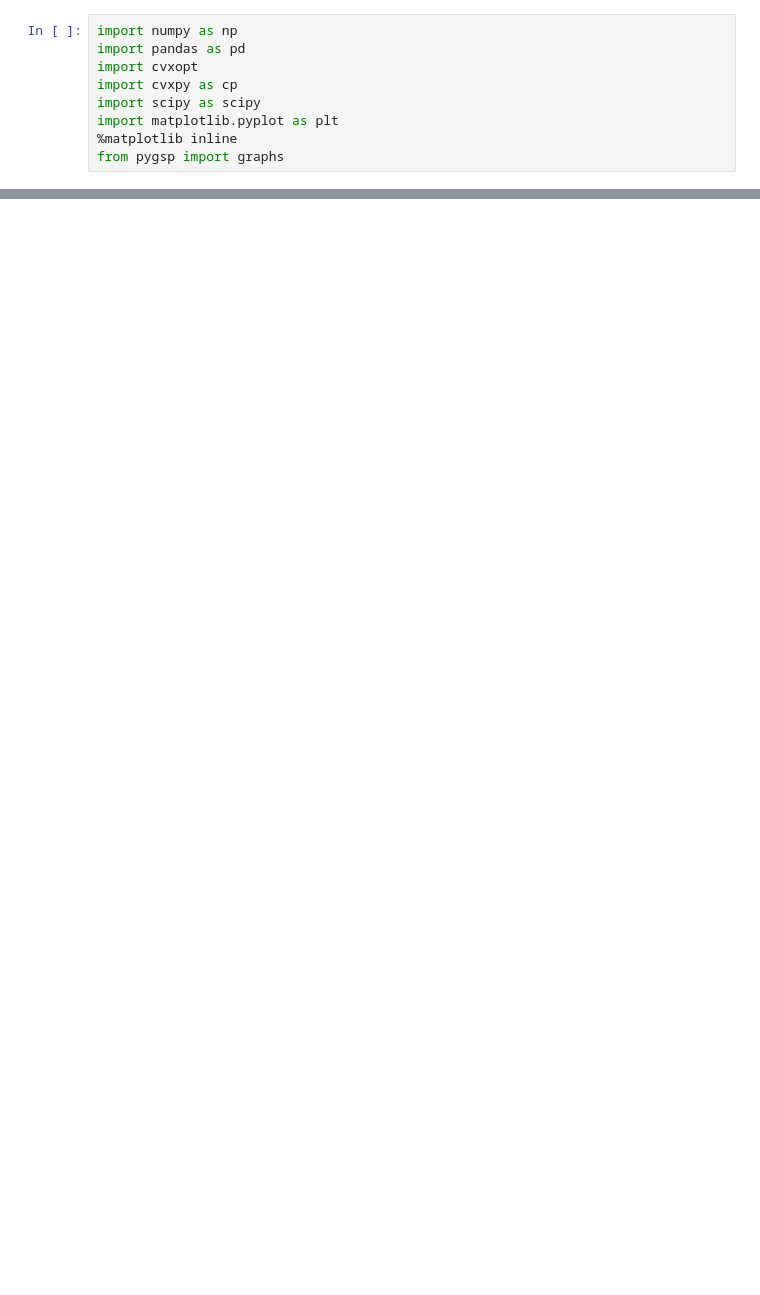
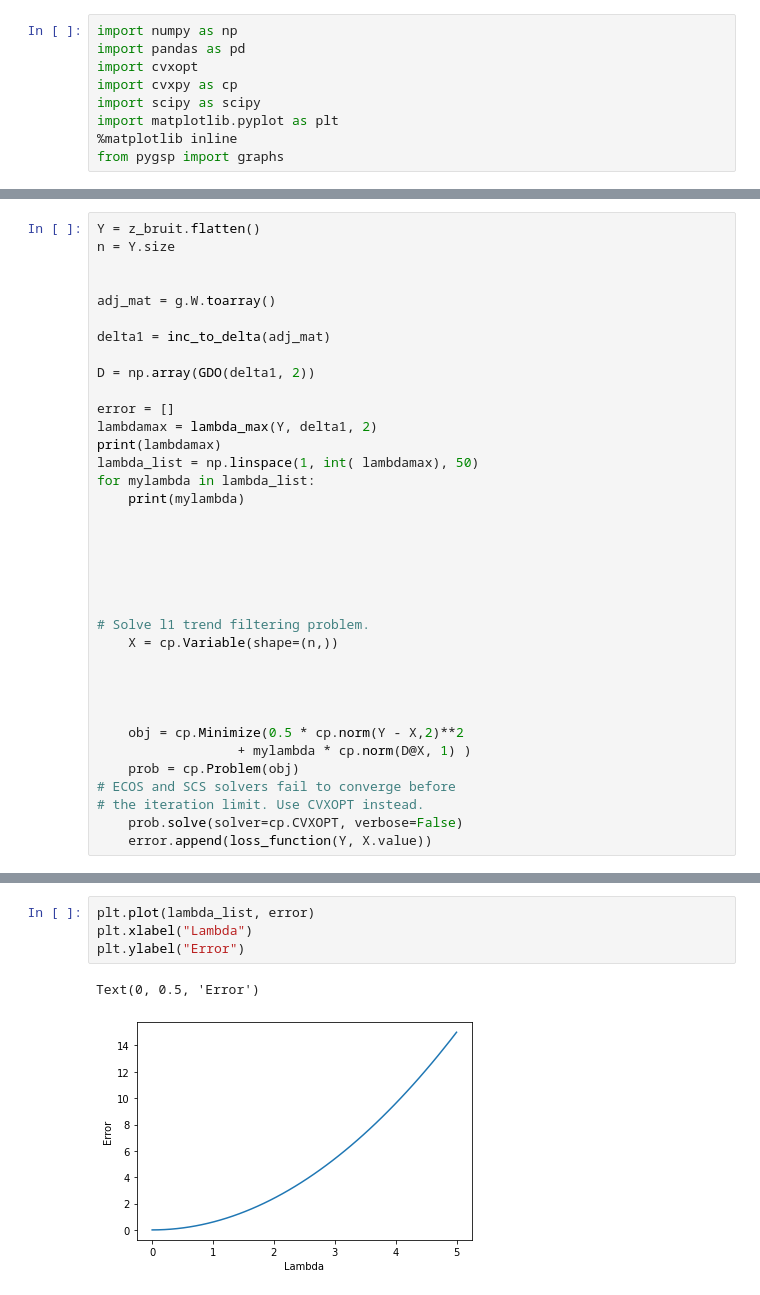
Before and after one commit to DorianJoubaud/Trend-Filtering-On-Graphs, a Jupyter notebook: Test_On_Graphs.ipynb, the cells around one changed output, grey strips where cells are left out. Saved outputs shown, nothing was run; the diff lists cells and outputs as text; blank space fills up the shorter version.

```diff
--- a/Test_On_Graphs.ipynb
+++ b/Test_On_Graphs.ipynb
@@ -165,0 +242,36 @@ g.plot_signal(z_orig.flatten() ,limits = [-100,100])
+# %%
+Y = z_bruit.flatten()
+n = Y.size
+
+
+adj_mat = g.W.toarray()
+
+delta1 = inc_to_delta(adj_mat)
+
+D = np.array(GDO(delta1, 2))
+
+error = []
+lambdamax = lambda_max(Y, delta1, 2)
+print(lambdamax)
+lambda_list = np.linspace(1, int( lambdamax), 50)
+for mylambda in lambda_list:
+    print(mylambda)
+
+
+
+
+
+
+# Solve l1 trend filtering problem.
+    X = cp.Variable(shape=(n,))
+
+
+
+
+    obj = cp.Minimize(0.5 * cp.norm(Y - X,2)**2
+                  + mylambda * cp.norm(D@X, 1) )
+    prob = cp.Problem(obj)
+# ECOS and SCS solvers fail to converge before
+# the iteration limit. Use CVXOPT instead.
+    prob.solve(solver=cp.CVXOPT, verbose=False)
+    error.append(loss_function(Y, X.value))
@@ -165,0 +287,7 @@ g.plot_signal(z_orig.flatten() ,limits = [-100,100])
+# %%
+plt.plot(lambda_list, error)
+plt.xlabel("Lambda")
+plt.ylabel("Error")
+# %% [output]
+Text(0, 0.5, 'Error')
+[figure, added]
```
Also changed, not shown: parts of 9 cells of this notebook, 1 other file.
